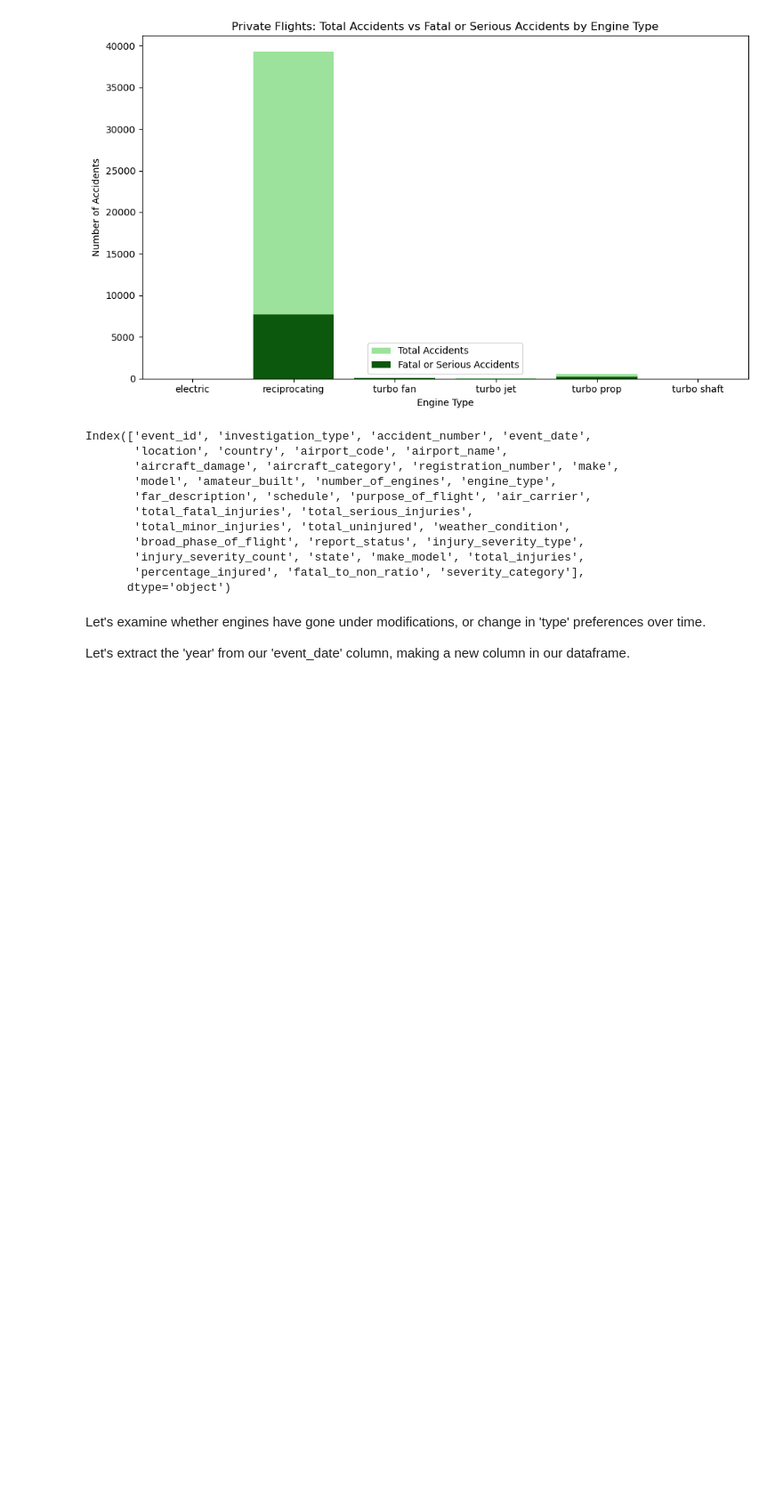
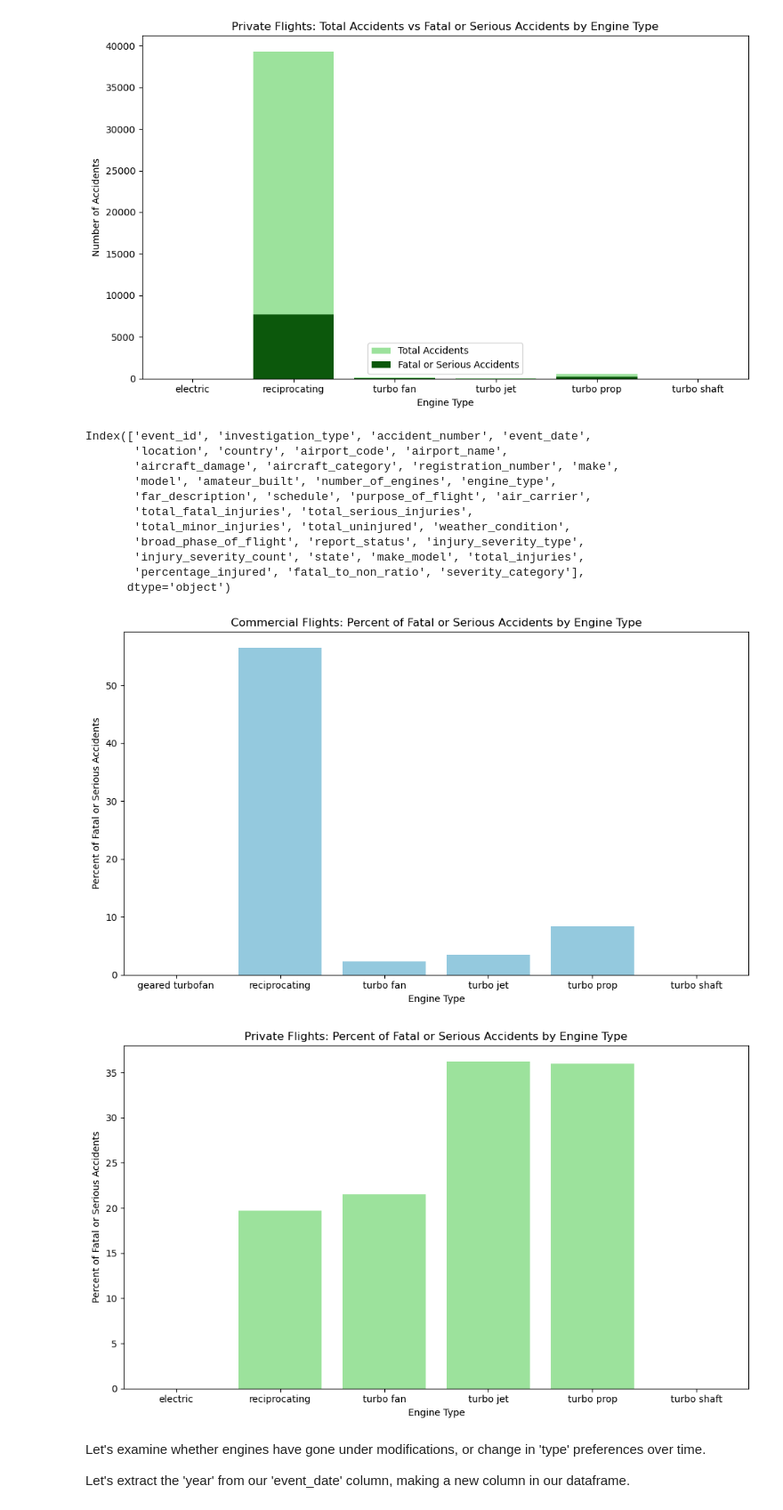
Before and after one commit to emmascotson/aviation-venture-risk-eda, a Jupyter notebook: aviation-venture-risk-eda.ipynb, the cells around one changed output. Shown at 89% size. Cells and saved outputs as stored; diff of their text form; code cells hidden in the pictures; blank space fills up the shorter version.

```diff
--- a/aviation-venture-risk-eda.ipynb
+++ b/aviation-venture-risk-eda.ipynb
@@ -2474,6 +2513,57 @@ Index(['event_id', 'investigation_type', 'accident_number', 'event_date',
        'injury_severity_count', 'state', 'make_model', 'total_injuries',
        'percentage_injured', 'fatal_to_non_ratio', 'severity_category'],
       dtype='object')
+# %%
+# Filter the data for commercial flights
+commercial_flights = aviation_data[(aviation_data['purpose_of_flight'] == 'commercial') & (aviation_data['aircraft_category'] == 'airplane')]
+
+# Group the filtered data by 'engine_type' and calculate the total number of accidents and 'Fatal or Serious' accidents
+total_accidents_commercial = commercial_flights.groupby('engine_type').size().reset_index(name='total_accidents')
+fatal_or_serious_commercial = commercial_flights[commercial_flights['severity_category'] == 'Fatal or Serious'].groupby('engine_type').size().reset_index(name='fatal_or_serious')
+
+# Merge the dataframes to have the 'total_accidents' and 'fatal_or_serious' columns for commercial flights
+merged_data_commercial = pd.merge(total_accidents_commercial, fatal_or_serious_commercial, on='engine_type', how='outer').fillna(0)
+
+# Calculate the proportion of fatal or serious accidents
+merged_data_commercial['percent_fatal_or_serious'] = (merged_data_commercial['fatal_or_serious'] / merged_data_commercial['total_accidents']) * 100
+
+# Plot the proportions as percentages for commercial flights
+plt.figure(figsize=(10, 6))
+sns.barplot(x='engine_type', y='percent_fatal_or_serious', data=merged_data_commercial, color='skyblue')
+plt.title('Commercial Flights: Percent of Fatal or Serious Accidents by Engine Type')
+plt.xlabel('Engine Type')
+plt.ylabel('Percent of Fatal or Serious Accidents')
+plt.tight_layout()
+plt.show()
+
+# Filter the data for private flights
+private_flights = aviation_data[(aviation_data['purpose_of_flight'] == 'private') & (aviation_data['aircraft_category'] == 'airplane')]
+
+# Group the filtered data by 'engine_type' and calculate the total number of accidents and 'Fatal or Serious' accidents
+total_accidents_private = private_flights.groupby('engine_type').size().reset_index(name='total_accidents')
+fatal_or_serious_private = private_flights[private_flights['severity_category'] == 'Fatal or Serious'].groupby('engine_type').size().reset_index(name='fatal_or_serious')
+
+# Merge the dataframes to have the 'total_accidents' and 'fatal_or_serious' columns for private flights
+merged_data_private = pd.merge(total_accidents_private, fatal_or_serious_private, on='engine_type', how='outer').fillna(0)
+
+# Calculate the proportion of fatal or serious accidents
+merged_data_private['percent_fatal_or_serious'] = (merged_data_private['fatal_or_serious'] / merged_data_private['total_accidents']) * 100
+
+# Export the private flights data to a CSV file
+csv_file_path_private = 'private_flights_accidents.csv'
+merged_data_private.to_csv(csv_file_path_private, index=False)
+
+# Plot the proportions as percentages for private flights
+plt.figure(figsize=(10, 6))
+sns.barplot(x='engine_type', y='percent_fatal_or_serious', data=merged_data_private, color='lightgreen')
+plt.title('Private Flights: Percent of Fatal or Serious Accidents by Engine Type')
+plt.xlabel('Engine Type')
+plt.ylabel('Percent of Fatal or Serious Accidents')
+plt.tight_layout()
+plt.show()
+# %% [output]
+[figure, added]
+[figure, added]
 # %% [markdown]
 Let's examine whether engines have gone under modifications, or change in 'type' preferences over time.
 
```
Also changed, not shown: parts of 4 cells of this notebook, 5 other files.
